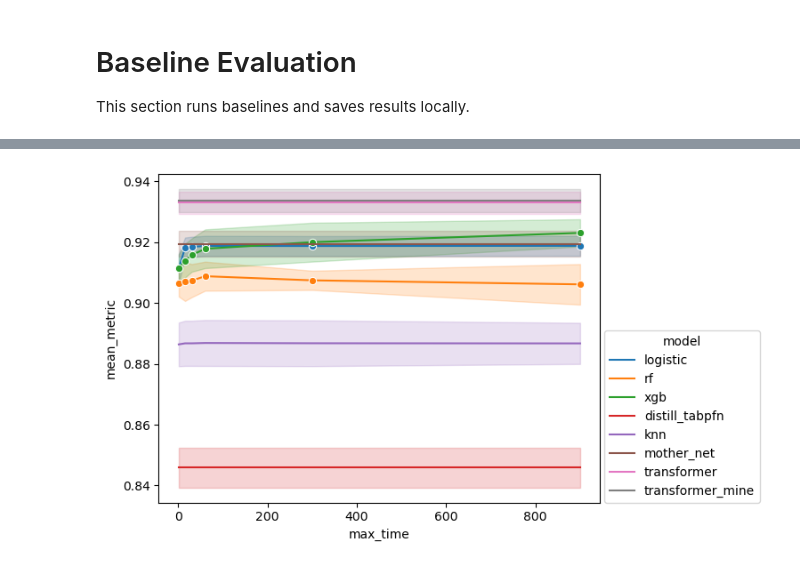
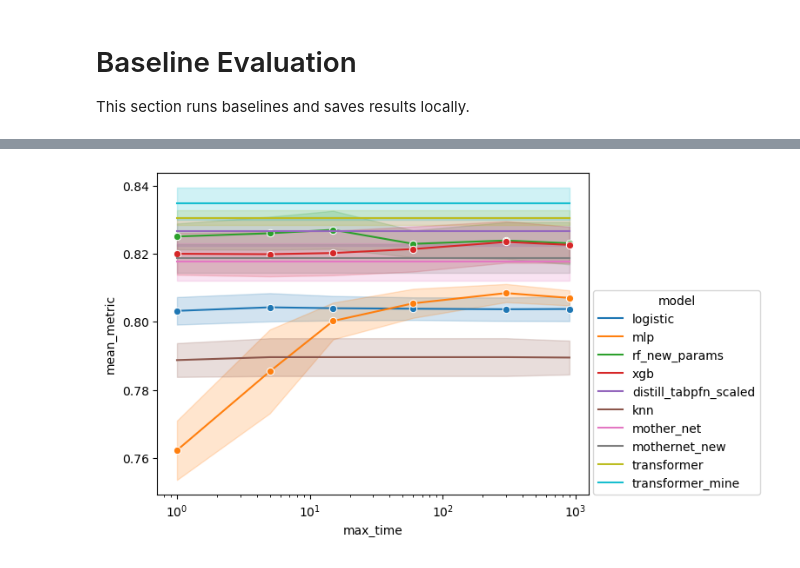
Before and after one commit to microsoft/ticl, a Jupyter notebook: tabpfn/RunFullDatasetAnalyses-clean-validation.ipynb, the cells around one changed output, grey strips where cells are left out. Drawn from its saved outputs; the diff is of its cells as text; code cells hidden in the pictures.

Commit message:
validation checkpoint
Former-commit-id: b890ec61375a9941b4ed3723edd399cc8049781b

```diff
--- a/tabpfn/RunFullDatasetAnalyses-clean-validation.ipynb
+++ b/tabpfn/RunFullDatasetAnalyses-clean-validation.ipynb
@@ -53,7 +53,7 @@ This section runs baselines and saves results locally.
 !mkdir -p {base_path}/results/tabular/
 !mkdir -p {base_path}/results/tabular/multiclass/
 # %%
-cc_valid_datasets_multiclass_df['isNumeric'] = (cc_valid_datasets_multiclass_df.NumberOfSymbolicFeatures == 1) & (cc_valid_datasets_multiclass_df.NumberOfInstancesWithMissingValues == 0)
+cc_valid_datasets_multiclass_df['isNumeric'] = (cc_valid_datasets_multiclass_df.NumberOfSymbolicFeatures == 1) & (cc_valid_datasets_multiclass_df.NumberOfInstancesWithMissingValues == 0) * (cc_valid_datasets_multiclass_df.NumberOfFeatures > 4)
 name_indexed_dataset = cc_valid_datasets_multiclass_df.set_index("name")
 
 numeric_valid_datasets = [ds for ds in cc_valid_datasets_multiclass if name_indexed_dataset.loc[ds[0]].isNumeric]
@@ -66,13 +66,13 @@ os.environ["LD_LIBRARY_PATH"] = "/anaconda/envs/fresh311/lib:" + os.environ["LD_
 # %%
 from tabpfn.scripts.tabular_evaluation import eval_on_datasets
 device = "cpu"
-max_times = [1, 15]
-
+max_times = [1, 5, 15, 60, 5 * 60, 15 * 60]
 clf_dict= {
     'knn': knn_metric,
     'rf_new_params': random_forest_metric,
     'xgb': xgb_metric,
-    'logistic': logistic_metric}
+    'logistic': logistic_metric,
+    'mlp': mlp_metric}
 
 results_baselines = [
     eval_on_datasets('multiclass', model, model_name, numeric_valid_datasets, eval_positions=eval_positions, max_times=max_times,
@@ -86,5 +124,8 @@ model_name  knn
 # %%
 from tabpfn.scripts.tabular_evaluation import eval_on_datasets
+from sklearn.pipeline import make_pipeline
+from sklearn.preprocessing import StandardScaler
+from sklearn.ensemble import BaggingClassifier
 
 # transformers don't have max times
 import warnings
@@ -96,14 +137,23 @@ tabpfn_mine =  TabPFNClassifier(device=device, model_string=model_string, epoch=
 distilled_tabpfn = DistilledTabPFNMLP(n_epochs=1000, device="cuda", hidden_size=128, n_layers=2, dropout_rate=.1, learning_rate=0.01, model_string=model_string, epoch=82, )
 mother_model_string = "models_diff/prior_diff_real_checkpointcontinue_hidden_128_embed_dim_1024_decoder_nhid_2048_nlayer12_lr0003_n_0_epoch_65.cpkt"
 forward_mlp = PermutationsMeta(ForwardMLPModel(path=mother_model_string))
+mothernet_new = PermutationsMeta(ForwardMLPModel(path='models_diff/prior_diff_real_checkpointcontinue_hidden_128_embed_dim_1024_decoder_nhid_2048_nlayer12_lr0003_n_0_epoch_on_exit.cpkt'))
+#mother_of_ensembles = BaggingClassifier(PermutationsMeta(ForwardMLPModel(path=mother_model_string)), max_features=.8, max_samples=.8)
+#mother_of_ensembles_again = BaggingClassifier(PermutationsMeta(ForwardMLPModel(path=mother_model_string)), max_features=.5, max_samples=.5)
+forward_mlp_scaled = make_pipeline(StandardScaler(), forward_mlp)
+distilled_tabpfn_scaled = make_pipeline(StandardScaler(), distilled_tabpfn)
+
 clf_dict= {
 
              'transformer': transformer_metric,
-           'logistic': logistic_metric,
                'transformer_mine': partial(transformer_metric, classifier=tabpfn_mine),
-                'distill_tabpfn':  partial(transformer_metric, classifier=distilled_tabpfn),
-                'mother_net': partial(transformer_metric, classifier=forward_mlp)
-                                            }
+                'distill_tabpfn_scaled':  partial(transformer_metric, classifier=distilled_tabpfn_scaled),
+       #         'mother_of_ensembles': partial(transformer_metric, classifier=mother_of_ensembles),
+       #         'mother_of_ensembles_again': partial(transformer_metric, classifier=mother_of_ensembles_again),
+
+                'mother_net': partial(transformer_metric, classifier=forward_mlp),
+                'mothernet_new': partial(transformer_metric, classifier=mothernet_new)
+                  }
 results_transformers = [
     eval_on_datasets('multiclass', model, model_name, numeric_valid_datasets, eval_positions=eval_positions, max_times=max_times,
                      metric_used=metric_used, split_numbers=[1, 2, 3, 4, 5],
@@ -287,7 +173,10 @@ for per_dataset in results_baselines + results_transformers:
         row = {}
         for key in ['dataset', 'model', 'mean_metric', 'split', 'max_time']:
             row[key] = result[key]
-        row['mean_metric'] = row["mean_metric"].numpy()
+        best_configs_key, = [k for k in result.keys() if "best_configs" in k]
+        if result[best_configs_key][0] is not None:
+            row.update(result[best_configs_key][0])
+        row['mean_metric'] = float(row["mean_metric"].numpy())
         flat_results.append(row)
 
 results_df = pd.DataFrame(flat_results)
@@ -335,20 +205,22 @@ results_combined
 # %%
-compare_splits = results_combined.groupby(["model", "split", "max_time"])['mean_metric'].mean().reset_index()
+compare_splits = results_df.groupby(["model", "split", "max_time"])['mean_metric'].mean().reset_index()
 
 import seaborn as sns
-varies_over_time = ['logistic', 'xgb', 'rf']
+varies_over_time = ['logistic', 'xgb', 'rf_new_params', 'mlp']
 compare_splits_varies = compare_splits[compare_splits.model.isin(varies_over_time)]
 compare_splits_fixed = compare_splits[~compare_splits.model.isin(varies_over_time)]
 
 color_palette = sns.color_palette()
 ax = sns.lineplot(compare_splits_varies, x="max_time", y="mean_metric", hue="model", errorbar="sd", marker="o", palette=color_palette[:len(varies_over_time)])
 
 compare_splits_fixed_dummy = compare_splits_fixed.copy()
 compare_splits_fixed_dummy['max_time'] = compare_splits_varies.max_time.max()
 sns.lineplot(pd.concat([compare_splits_fixed, compare_splits_fixed_dummy]),
              x="max_time", y="mean_metric", hue="model", errorbar="sd", ax=ax, palette=color_palette[len(varies_over_time):compare_splits.model.nunique()])
 sns.move_legend(ax, (1.01, 0))
+ax.set_xscale("log")
+
 #ax.set_ylim(0.9, 0.95)
 # %% [output]
-[figure, old version]
+[figure, new version]
 # %%
```
Also changed, not shown: parts of 16 cells of this notebook.
